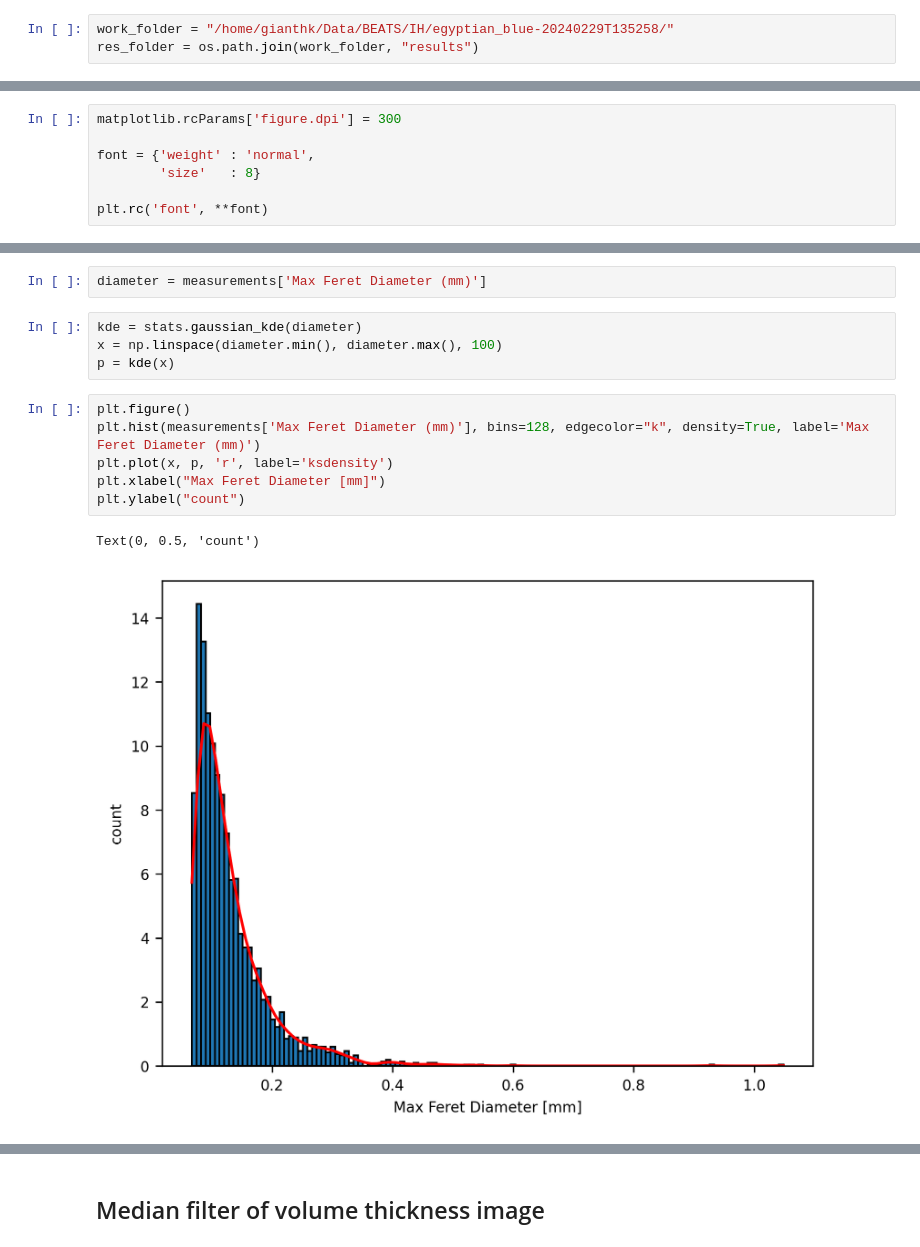
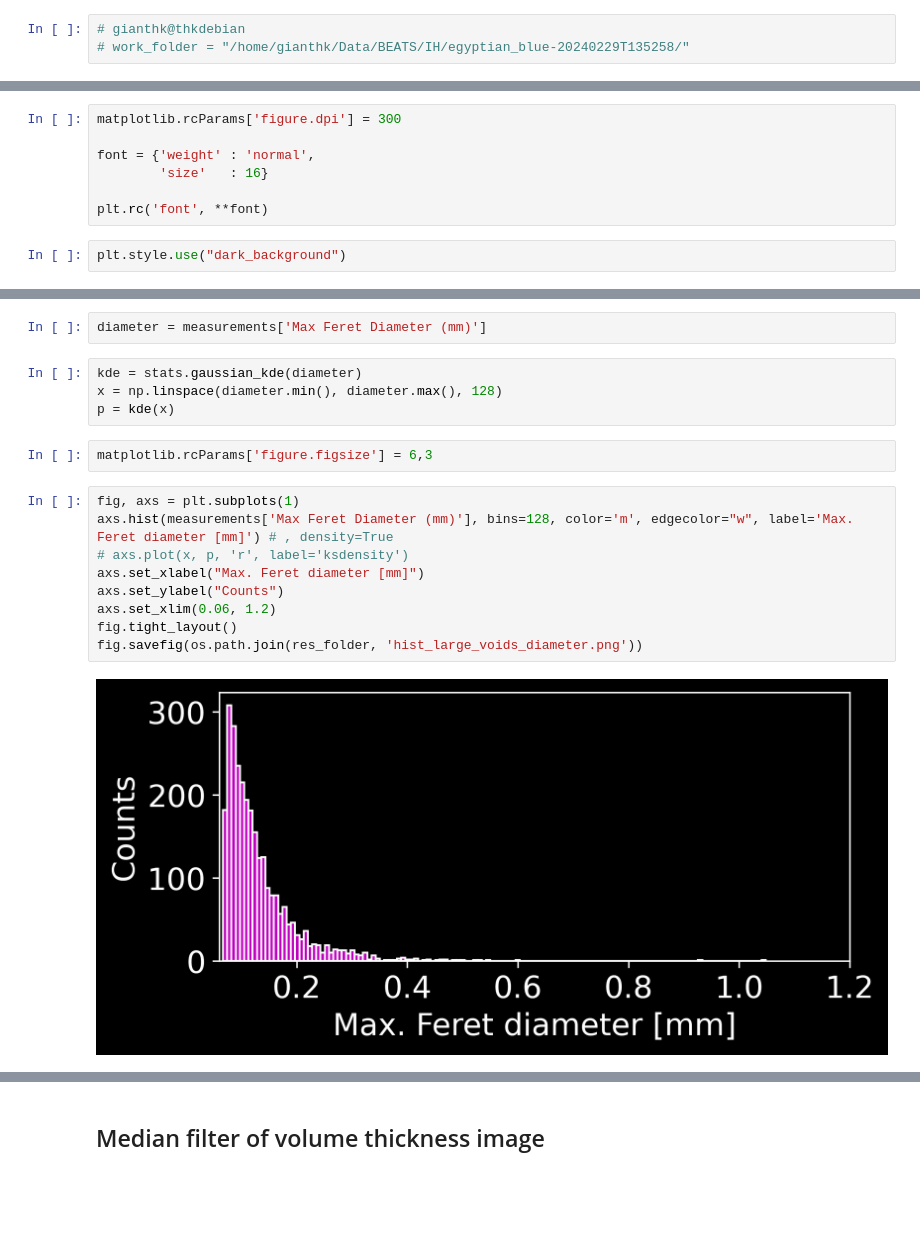
Before and after one commit to gianthk/BEATS-CH2024, a Jupyter notebook: notebooks/egyptian_blue_pore_size.ipynb, the cells around one changed output, grey strips where cells are left out. Drawn from its saved outputs; the diff is of its cells as text; blank space fills up the shorter version.

Commit message:
finished egyptian blue and beats recon NBs

```diff
--- a/notebooks/egyptian_blue_pore_size.ipynb
+++ b/notebooks/egyptian_blue_pore_size.ipynb
@@ -32,3 +35,3 @@ Configure working folder (change this to your local path)
 # %%
-work_folder = "/home/gianthk/Data/BEATS/IH/egyptian_blue-20240229T135258/"
-res_folder = os.path.join(work_folder, "results")
+# gianthk@thkdebian
+# work_folder = "/home/gianthk/Data/BEATS/IH/egyptian_blue-20240229T135258/"
@@ -49,9 +54,11 @@ Matplotlib plotting configuration
 matplotlib.rcParams['figure.dpi'] = 300
 
 font = {'weight' : 'normal',
-        'size'   : 8}
+        'size'   : 16}
 
 plt.rc('font', **font)
+# %%
+plt.style.use("dark_background")
 # %% [markdown]
 ## Load data
 ### Load scalar dataset of small pore network volume thickness
@@ -88,14 +95,18 @@ measurements.head()
 diameter = measurements['Max Feret Diameter (mm)']
 # %%
 kde = stats.gaussian_kde(diameter)
-x = np.linspace(diameter.min(), diameter.max(), 100)
+x = np.linspace(diameter.min(), diameter.max(), 128)
 p = kde(x)
+# %%
+matplotlib.rcParams['figure.figsize'] = 6,3
 # %%
-plt.figure()
-plt.hist(measurements['Max Feret Diameter (mm)'], bins=128, edgecolor="k", density=True, label='Max Feret Diameter (mm)')
-plt.plot(x, p, 'r', label='ksdensity')
-plt.xlabel("Max Feret Diameter [mm]")
-plt.ylabel("count")
+fig, axs = plt.subplots(1)
+axs.hist(measurements['Max Feret Diameter (mm)'], bins=128, color='m', edgecolor="w", label='Max. Feret diameter [mm]') # , density=True
+# axs.plot(x, p, 'r', label='ksdensity')
+axs.set_xlabel("Max. Feret diameter [mm]")
+axs.set_ylabel("Counts")
+axs.set_xlim(0.06, 1.2)
+fig.tight_layout()
+fig.savefig(os.path.join(res_folder, 'hist_large_voids_diameter.png'))
 # %% [output]
-Text(0, 0.5, 'count')
-[figure, old version]
+[figure, new version]
```
Also changed, not shown: parts of 43 cells of this notebook, 2 other files.
